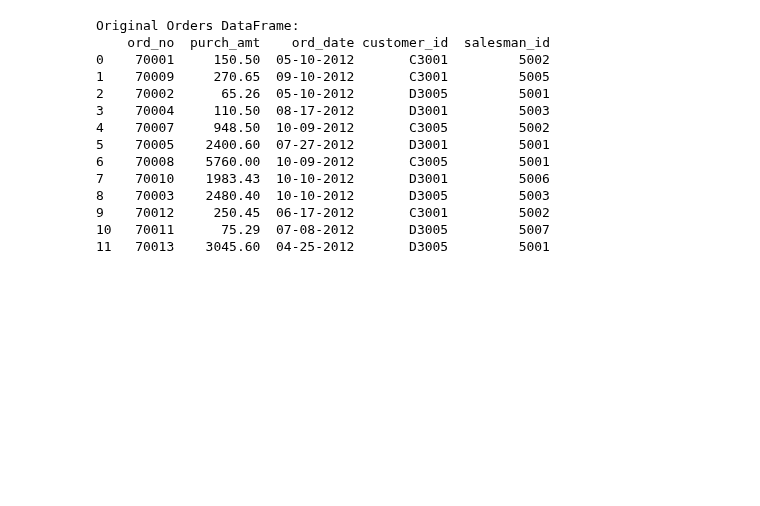
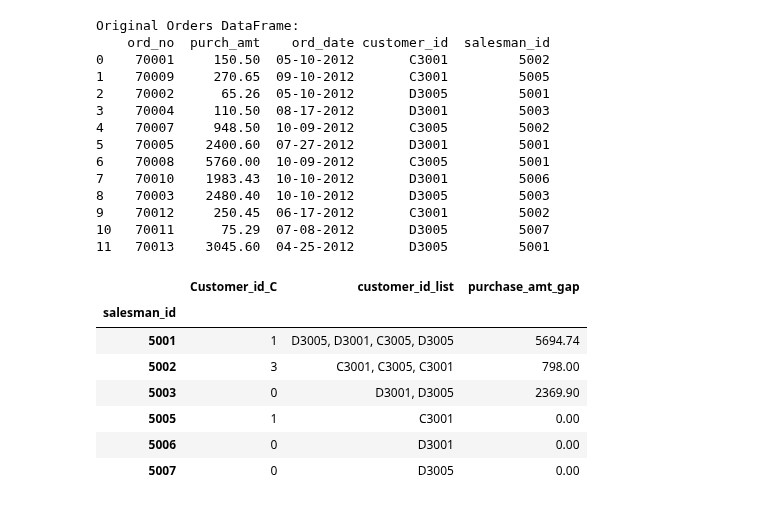
Before and after one commit to vibhutivadje/Python_for_Data_Analysis, a Jupyter notebook: student_data_analysis.ipynb, the cells around one changed output. Saved outputs shown, nothing was run; the diff lists cells and outputs as text; code cells hidden in the pictures; blank space fills up the shorter version.

Commit message:
%_purchase_amt

```diff
--- a/student_data_analysis.ipynb
+++ b/student_data_analysis.ipynb
@@ -787,3 +787,21 @@ Original Orders DataFrame:
 9    70012     250.45  06-17-2012       C3001         5002
 10   70011      75.29  07-08-2012       D3005         5007
 11   70013    3045.60  04-25-2012       D3005         5001
+# %%
+def customer_id_C(x):
+    return (x.str[0]=='C').sum()
+# %%
+result = df.groupby('salesman_id').agg(Customer_id_C = ('customer_id',customer_id_C),
+                                       customer_id_list=('customer_id', lambda x: ', '.join(x)),
+                                       purchase_amt_gap   = ('purch_amt', lambda x: x.max()-x.min())
+                                      )
+result
+# %% [output]
+|  | Customer_id_C | customer_id_list | purchase_amt_gap |
+| salesman_id |  |  |  |
+| 5001 | 1 | D3005, D3001, C3005, D3005 | 5694.74 |
+| 5002 | 3 | C3001, C3005, C3001 | 798.00 |
+| 5003 | 0 | D3001, D3005 | 2369.90 |
+| 5005 | 1 | C3001 | 0.00 |
+| 5006 | 0 | D3001 | 0.00 |
+| 5007 | 0 | D3005 | 0.00 |
```
Also changed, not shown: parts of 3 cells of this notebook.
